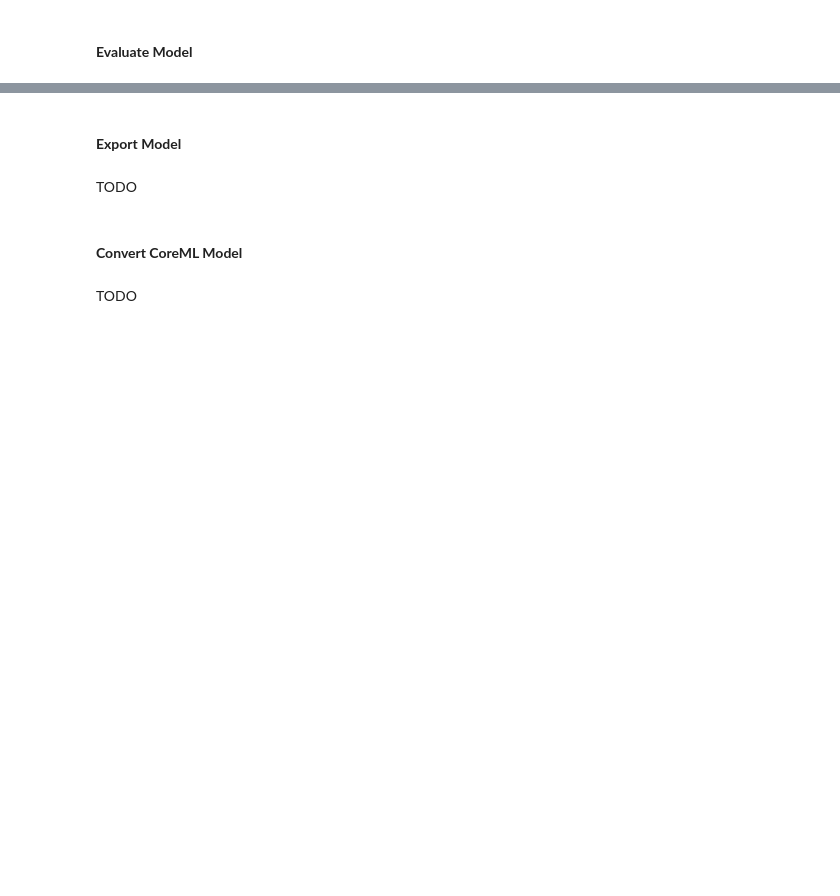
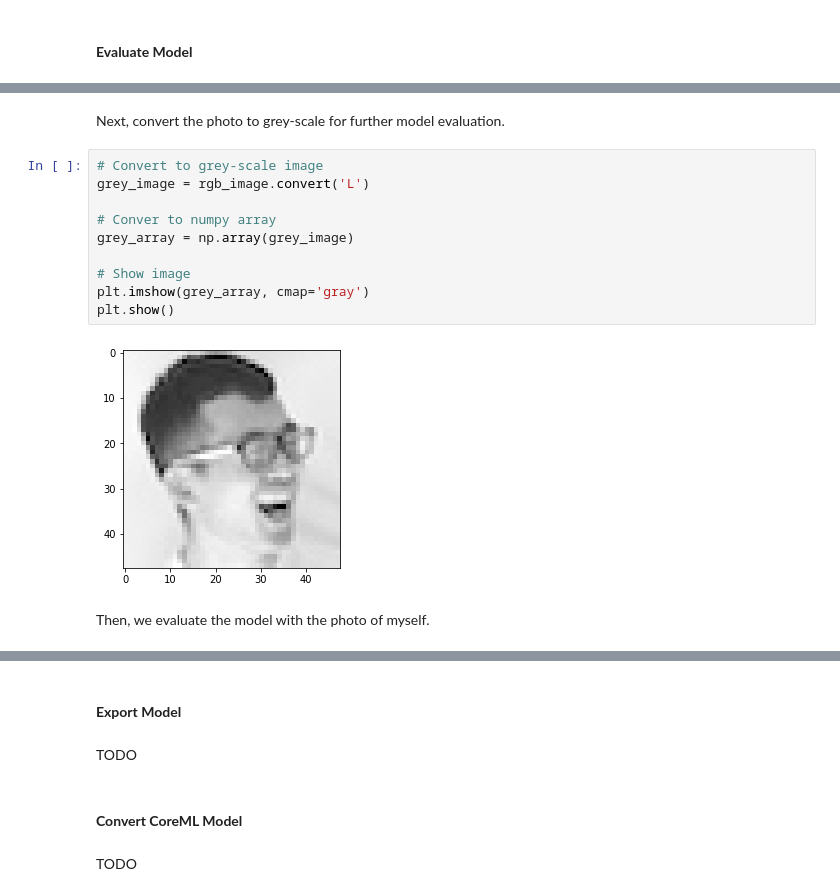
Before and after one commit to mikemikezhu/facial-expression-recognition, a Jupyter notebook: best_actor.ipynb, the cells around one changed output, grey strips where cells are left out. Saved outputs shown, nothing was run; the diff lists cells and outputs as text; blank space fills up the shorter version.

```diff
--- a/best_actor.ipynb
+++ b/best_actor.ipynb
@@ -461,0 +485,16 @@ TODO
+# %% [markdown]
+Next, convert the photo to grey-scale for further model evaluation.
+# %%
+# Convert to grey-scale image
+grey_image = rgb_image.convert('L')
+
+# Conver to numpy array
+grey_array = np.array(grey_image)
+
+# Show image
+plt.imshow(grey_array, cmap='gray')
+plt.show()
+# %% [output]
+[figure, added]
+# %% [markdown]
+Then, we evaluate the model with the photo of myself.
```
Also changed, not shown: parts of 12 cells of this notebook.
